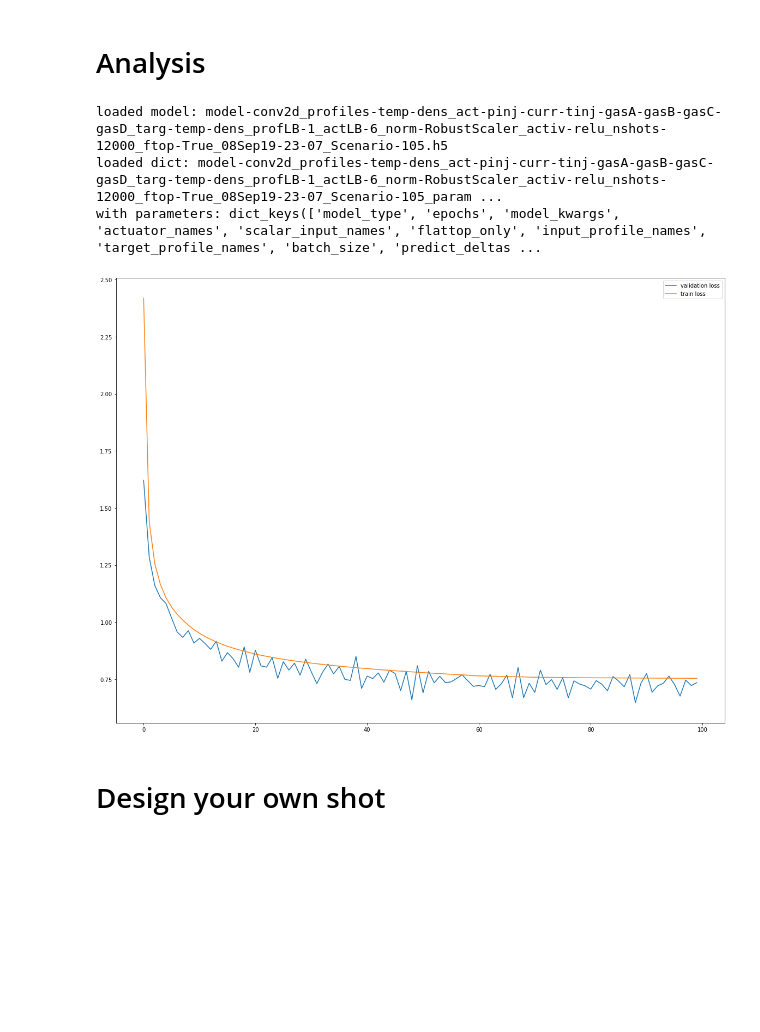
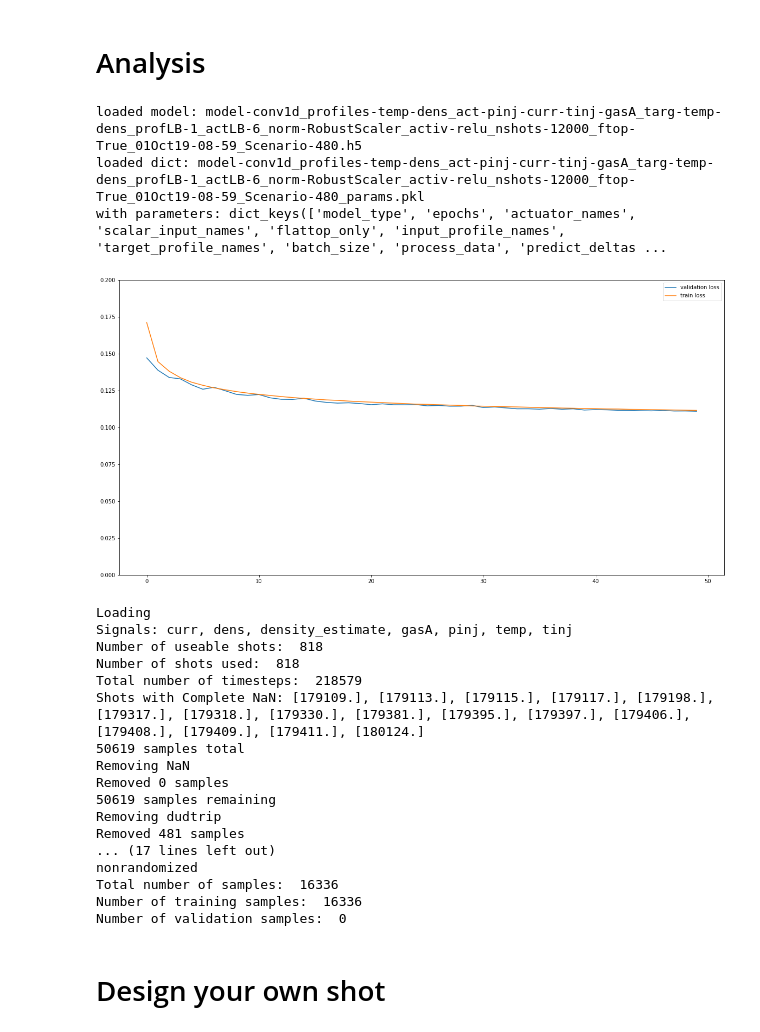
Before and after one commit to PlasmaControl/plasma-profile-predictor, a Jupyter notebook: notebooks/joe_analyze.ipynb, the cells around one changed output. Saved outputs shown, nothing was run; the diff lists cells and outputs as text; code cells hidden in the pictures; blank space fills up the shorter version.

Commit message:
add ability to read data nonrandomly, and update Joe's analysis notebooks

```diff
--- a/notebooks/joe_analyze.ipynb
+++ b/notebooks/joe_analyze.ipynb
@@ -37,24 +37,24 @@ matplotlib.rcParams['figure.facecolor'] = (1,1,1,1)
 # %% [markdown]
 # Analysis
 # %%
-file_path='/home/wconlin/run_results/model-conv2d_profiles-temp-dens_act-pinj-curr-tinj-gasA-gasB-gasC-gasD_targ-temp-dens_profLB-1_actLB-6_norm-RobustScaler_activ-relu_nshots-12000_ftop-True_08Sep19-23-07_Scenario-105.h5'
+file_path='/home/wconlin/run_results/model-conv1d_profiles-temp-dens_act-pinj-curr-tinj-gasA_targ-temp-dens_profLB-1_actLB-6_norm-RobustScaler_activ-relu_nshots-12000_ftop-True_01Oct19-08-59_Scenario-480.h5'
+#file_path='/home/wconlin/run_results/model-conv2d_profiles-temp-dens_act-pinj-curr-tinj-gasA_targ-temp-dens_profLB-1_actLB-6_norm-RobustScaler_activ-relu_nshots-12000_ftop-True_28Sep19-01-56_Scenario-128.h5'
 model = keras.models.load_model(file_path, compile=False)
 print('loaded model: ' + file_path.split('/')[-1])
 file_path = file_path[:-3] + '_params.pkl'
 with open(file_path, 'rb') as f:
-     analysis_params = pickle.load(f, encoding='latin1')
+    scenario = pickle.load(f, encoding='latin1')
 print('loaded dict: ' + file_path.split('/')[-1])
-print('with parameters: ' + str(analysis_params.keys()))
-locals().update(analysis_params)
+print('with parameters: ' + str(scenario.keys()))
 # %% [output]
-loaded model: model-conv2d_profiles-temp-dens_act-pinj-curr-tinj-gasA-gasB-gasC-gasD_targ-temp-dens_profLB-1_actLB-6_norm-RobustScaler_activ-relu_nshots-12000_ftop-True_08Sep19-23-07_Scenario-105.h5
-loaded dict: model-conv2d_profiles-temp-dens_act-pinj-curr-tinj-gasA-gasB-gasC-gasD_targ-temp-dens_profLB-1_actLB-6_norm-RobustScaler_activ-relu_nshots-12000_ftop-True_08Sep19-23-07_Scenario-105_param ...
-with parameters: dict_keys(['model_type', 'epochs', 'model_kwargs', 'actuator_names', 'scalar_input_names', 'flattop_only', 'input_profile_names', 'target_profile_names', 'batch_size', 'predict_deltas ...
+loaded model: model-conv1d_profiles-temp-dens_act-pinj-curr-tinj-gasA_targ-temp-dens_profLB-1_actLB-6_norm-RobustScaler_activ-relu_nshots-12000_ftop-True_01Oct19-08-59_Scenario-480.h5
+loaded dict: model-conv1d_profiles-temp-dens_act-pinj-curr-tinj-gasA_targ-temp-dens_profLB-1_actLB-6_norm-RobustScaler_activ-relu_nshots-12000_ftop-True_01Oct19-08-59_Scenario-480_params.pkl
+with parameters: dict_keys(['model_type', 'epochs', 'actuator_names', 'scalar_input_names', 'flattop_only', 'input_profile_names', 'target_profile_names', 'batch_size', 'process_data', 'predict_deltas ...
 # %%
-plt.plot(analysis_params['history']['val_loss'],label='validation loss')
-plt.plot(analysis_params['history']['loss'],label='train loss')
+plt.plot(scenario['history']['val_loss'],label='validation loss')
+plt.plot(scenario['history']['loss'],label='train loss')
 plt.legend()
-#plt.ylim(.25,1)
+plt.ylim(0,.2)
 plt.show()
 # %% [output]
-[figure, old version]
+[figure, new version]
@@ -78,0 +61,36 @@ steps_per_epoch = len(train_generator)
+# %%
+traindata, valdata, normalization_dict = process_data('/scratch/gpfs/jabbate/test_data/final_data.pkl', #scenario['raw_data_path'],
+                                                      scenario['sig_names'],
+                                                      scenario['normalization_method'],
+                                                      scenario['window_length'],
+                                                      scenario['window_overlap'],
+                                                      scenario['lookbacks'],
+                                                      scenario['lookahead'],
+                                                      scenario['sample_step'],
+                                                      scenario['uniform_normalization'],
+                                                      1, #scenario['train_frac'],
+                                                      0, #scenario['val_frac'],
+                                                      scenario['nshots'],
+                                                      2,
+                                                      scenario['flattop_only'],
+                                                      randomize=False,
+                                                      pruning_functions=scenario['pruning_functions'],
+                                                      excluded_shots = scenario['excluded_shots'])
+# %% [output]
+Loading
+Signals: curr, dens, density_estimate, gasA, pinj, temp, tinj
+Number of useable shots:  818
+Number of shots used:  818
+Total number of timesteps:  218579
+Shots with Complete NaN: [179109.], [179113.], [179115.], [179117.], [179198.], [179317.], [179318.], [179330.], [179381.], [179395.], [179397.], [179406.], [179408.], [179409.], [179411.], [180124.]
+50619 samples total
+Removing NaN
+Removed 0 samples
+50619 samples remaining
+Removing dudtrip
+Removed 481 samples
+... (17 lines left out)
+nonrandomized
+Total number of samples:  16336
+Number of training samples:  16336
+Number of validation samples:  0
```
Also changed, not shown: parts of 12 cells of this notebook, 2 other files.
